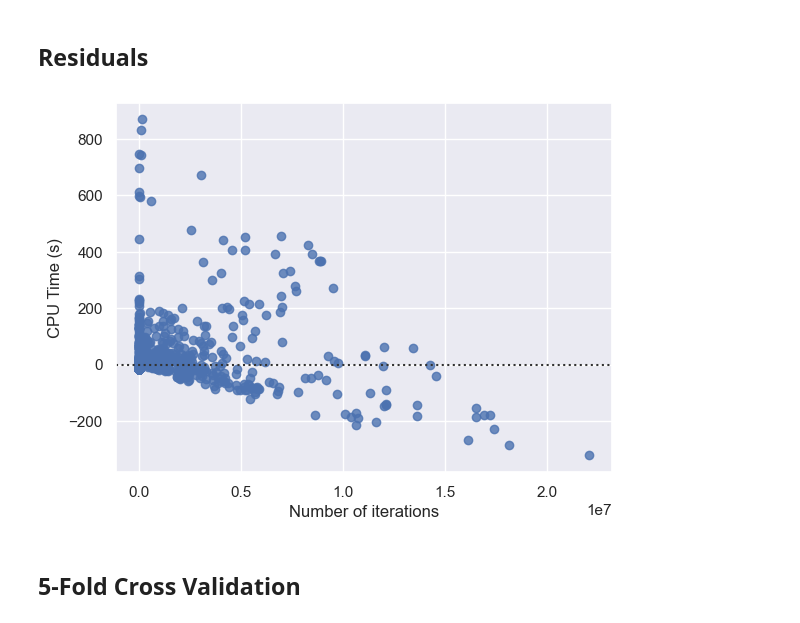
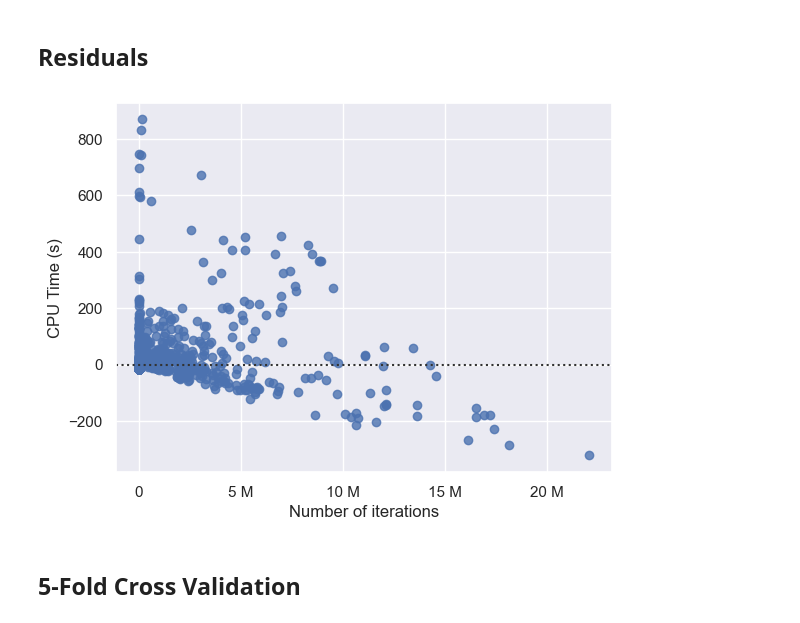
Before and after one commit to amp-man/bachelors-thesis_cpachecker, a Jupyter notebook: 3-1-1_regression/3-1-1_regression.ipynb, the cells around one changed output. Drawn from its saved outputs; the diff is of its cells as text; code cells hidden in the pictures.

```diff
--- a/3-1-1_regression/3-1-1_regression.ipynb
+++ b/3-1-1_regression/3-1-1_regression.ipynb
@@ -56,9 +59,11 @@ regrplot = sns.jointplot(data=data_1, x="Number of iterations", y="CPU Time (s)"
 ## Residuals
 # %%
 residplot = sns.residplot(data=data_1, x="Number of iterations", y="CPU Time (s)");
+residplot.xaxis.set_major_formatter(ticker.EngFormatter())
+
 #residplot.get_figure().savefig('3-1-1_1_residuals.pdf')
 # %% [output]
-[figure, old version]
+[figure, new version]
 # %% [markdown]
 ## 5-Fold Cross Validation
 # %%
```
Also changed, not shown: parts of 2 cells of this notebook, 4 other files.
